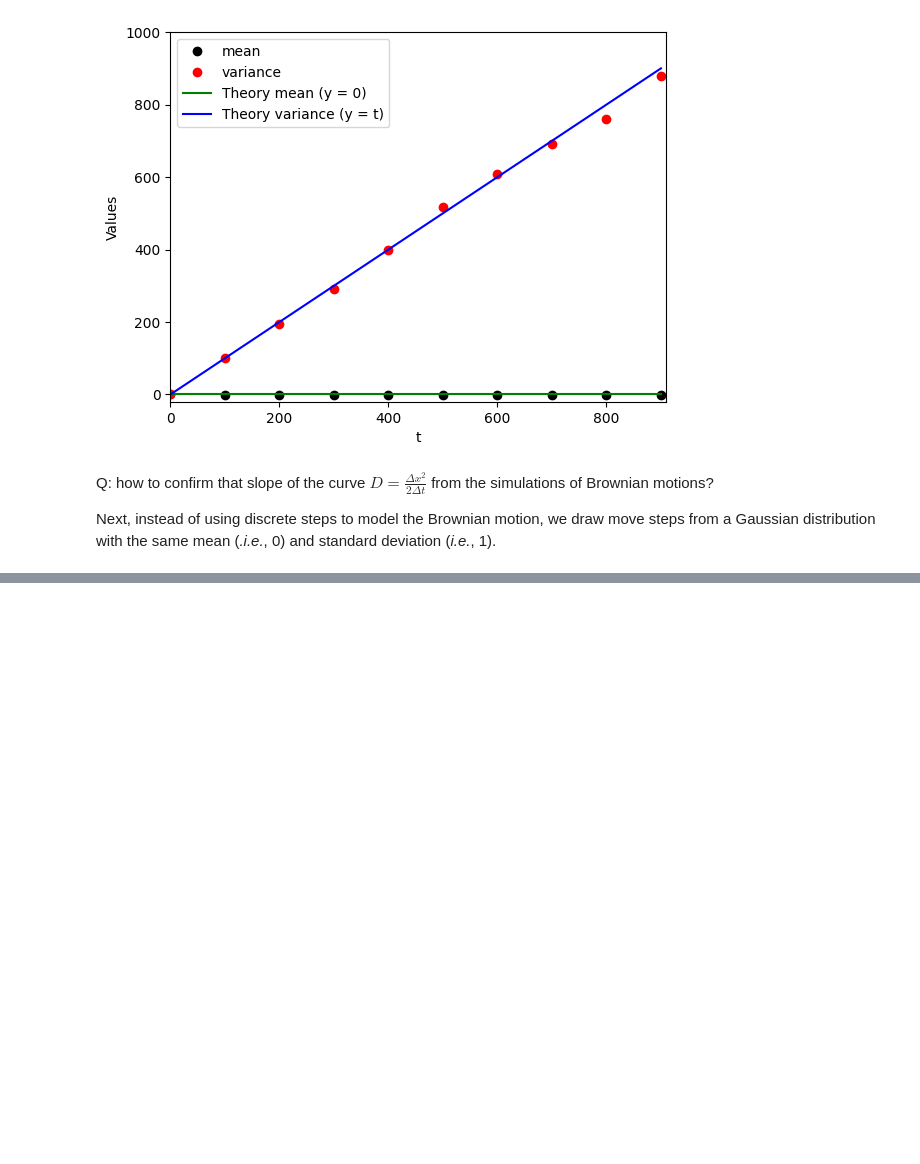
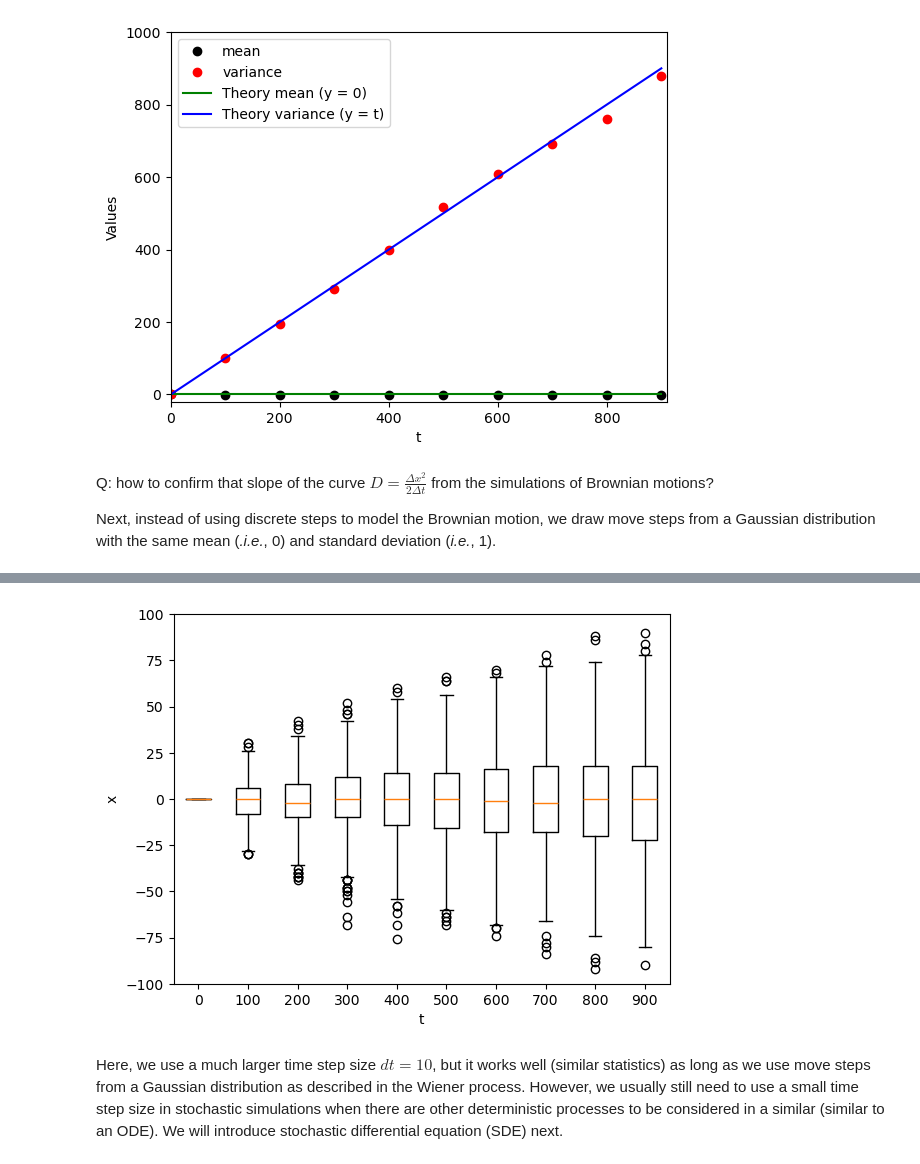
Before and after one commit to lusystemsbio/numericalR, a Jupyter notebook: extra/Python/06B.ipynb, the cells around one changed output, grey strips where cells are left out. Cells and saved outputs as stored; diff of their text form; code cells hidden in the pictures; blank space fills up the shorter version.

```diff
--- a/extra/Python/06B.ipynb
+++ b/extra/Python/06B.ipynb
@@ -145,0 +242,46 @@ Next, instead of using discrete steps to model the Brownian motion, we draw move
+# %%
+# A simulation of Brownian motion in 1D with for Wiener process
+def brownian_wiener(t_total, dt, D):
+    """
+    t_total: total simulation time
+    dt: time step size
+    D: diffusion constant
+    """
+    t_all = np.arange(0, t_total + dt, dt)
+    n_all = len(t_all)
+    x_all = np.zeros(n_all)
+
+    step = np.sqrt(2 * D * dt)  # this is critical! a common mistake is to take sd_dt = dt
+
+    x_all[0] = 0  # initial position at 0
+    for i in range(1, n_all):
+        x_all[i] = x_all[i - 1] + np.random.normal(loc=0, scale=step)
+
+    return np.column_stack((t_all, x_all))
+
+np.random.seed(12)
+t_total = 1000
+dt = 10
+D = 0.5
+nrep = 1000  # total number of simulations
+
+results_bm_1d_wiener = np.array([brownian_wiener(t_total, dt, D) for _ in range(nrep)])
+
+# Plotting
+t_ind = np.arange(0, 1000, 100)
+nt = len(t_ind)
+data_bm_1d = np.zeros((nrep, nt))
+for i in range(0,nt):
+    data_bm_1d[:,i] = np.array(results_bm_1d[:,t_ind[i], 1]).reshape(-1)
+
+plt.figure()
+plt.boxplot(data_bm_1d)
+plt.xlabel("t")
+plt.ylabel("x")
+plt.xticks(np.arange(1,nt+1), t_ind)
+plt.ylim(-100, 100)
+plt.show()
+# %% [output]
+[figure, added]
+# %% [markdown]
+Here, we use a much larger time step size $dt = 10$, but it works well (similar statistics) as long as we use move steps from a Gaussian distribution as described in the Wiener process. However, we usually still need to use a small time step size in stochastic simulations when there are other deterministic processes to be considered in a similar (similar to an ODE). We will introduce stochastic differential equation (SDE) next.
```
Also changed, not shown: parts of 5 cells of this notebook, 11 other files.
